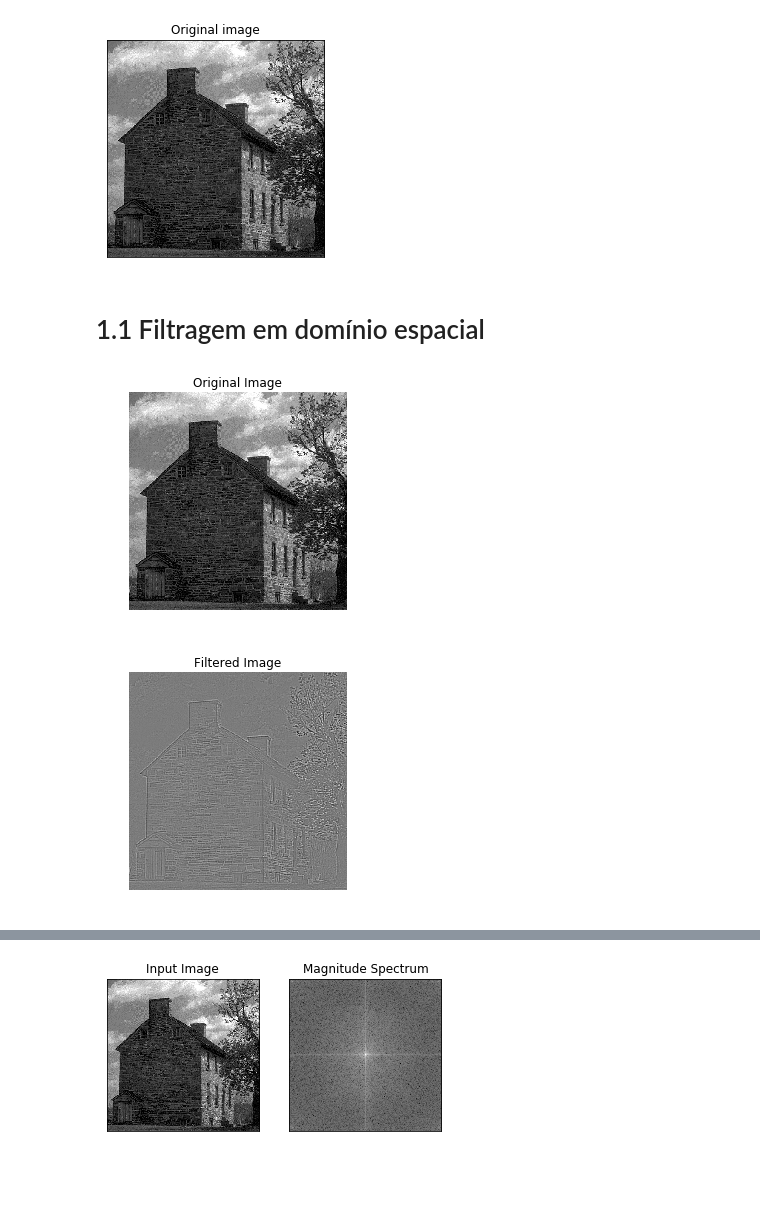
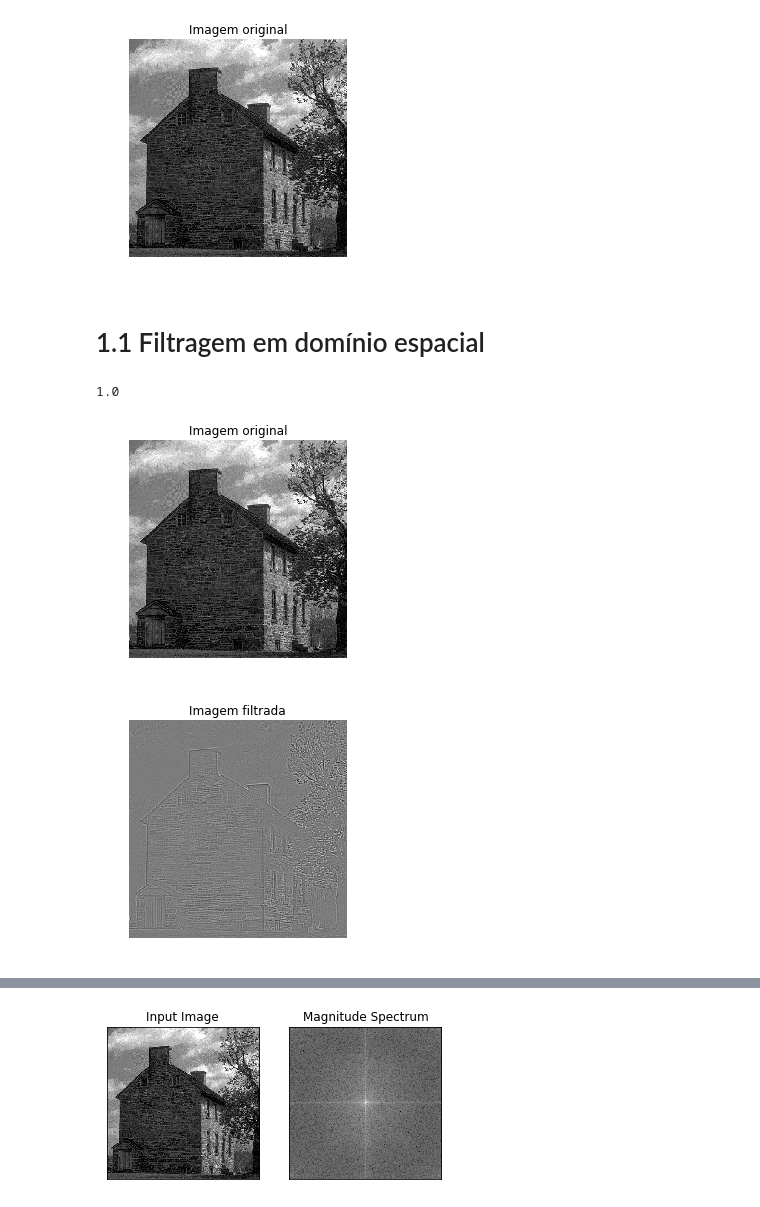
Before and after one commit to AllanNozomu/MC920, a Jupyter notebook: trabalho1/Trabalho 1.ipynb, the cells around one changed output, grey strips where cells are left out. Drawn from its saved outputs; the diff is of its cells as text; code cells hidden in the pictures; blank space fills up the shorter version.

```diff
--- a/trabalho1/Trabalho 1.ipynb
+++ b/trabalho1/Trabalho 1.ipynb
@@ -10,37 +14,42 @@ import math
 # %%
-# Load some images (all the examples will use the baboon image)
+# Load some images (all the examples will use this image)
 img = cv2.imread("house.png")
 img = cv2.cvtColor(img, cv2.COLOR_RGB2GRAY)
-img = img.astype(np.int32)
+img = img / 255
 
 plt.imshow(img, cmap=plt.cm.gray)
-plt.title("Original image"), plt.xticks([]), plt.yticks([])
+plt.title("Imagem original"), plt.axis('off')
 plt.show()
 # %% [output]
-[figure, old version]
+[figure, new version]
 # %% [markdown]
 # 1.1 Filtragem em domínio espacial
 # %%
-# Exercise 1.1
+# Exercise 1.1 a)
 
-h1 = np.array([[-1, -1, -1, -1, -1],
-                   [-1,  1,  2,  1, -1],
-                   [-1,  2,  4,  2, -1],
-                   [-1,  1,  2,  1, -1],
-                   [-1, -1, -1, -1, -1]])
-def sum_filter(values):
-    return (values * h1.reshape(-1)).sum()
+h1 = np.array([
+    [-1, -1, -1, -1, -1],
+    [-1,  1,  2,  1, -1],
+    [-1,  2,  4,  2, -1],
+    [-1,  1,  2,  1, -1],
+    [-1, -1, -1, -1, -1]
+])
 
-new_image = ndimage.generic_filter(img, sum_filter, footprint=np.ones(h1.shape))
+new_image = ndimage.correlate(img, h1)
+new_image = new_image / new_image.max()
+print(new_image.max())
 
 plt.imshow(img, cmap=plt.cm.gray)
-plt.title("Original Image"), plt.axis('off')
+plt.title("Imagem original"), plt.axis('off')
 plt.show()
 
 plt.imshow(new_image, cmap=plt.cm.gray)
-plt.title("Filtered Image"), plt.axis('off')
+plt.title("Imagem filtrada"), plt.axis('off')
 plt.show()
+
+save_image(new_image, 'results/exercicio1a.png')
 # %% [output]
+1.0
-[figure, old version]
+[figure, new version]
-[figure, old version]
+[figure, new version]
 # %%
```
Also changed, not shown: parts of 13 cells of this notebook.
